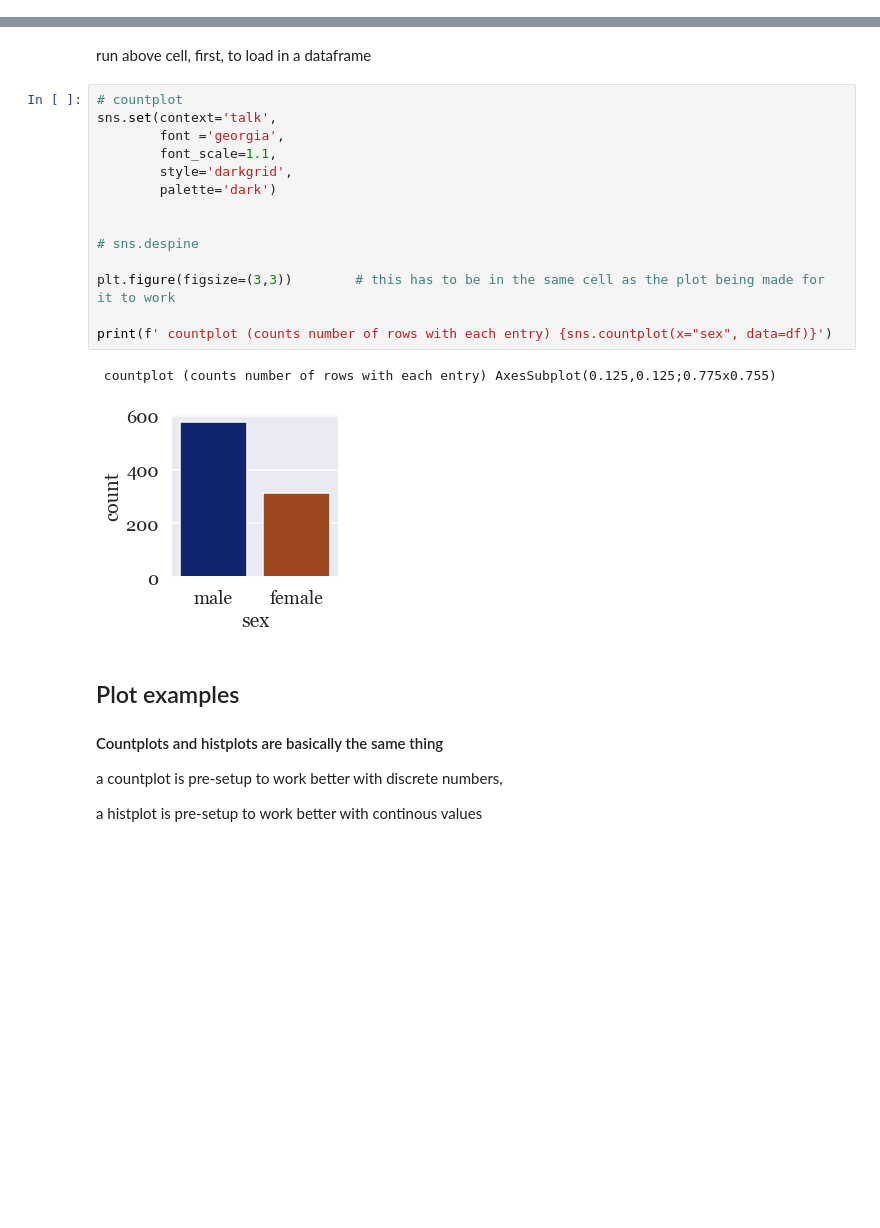
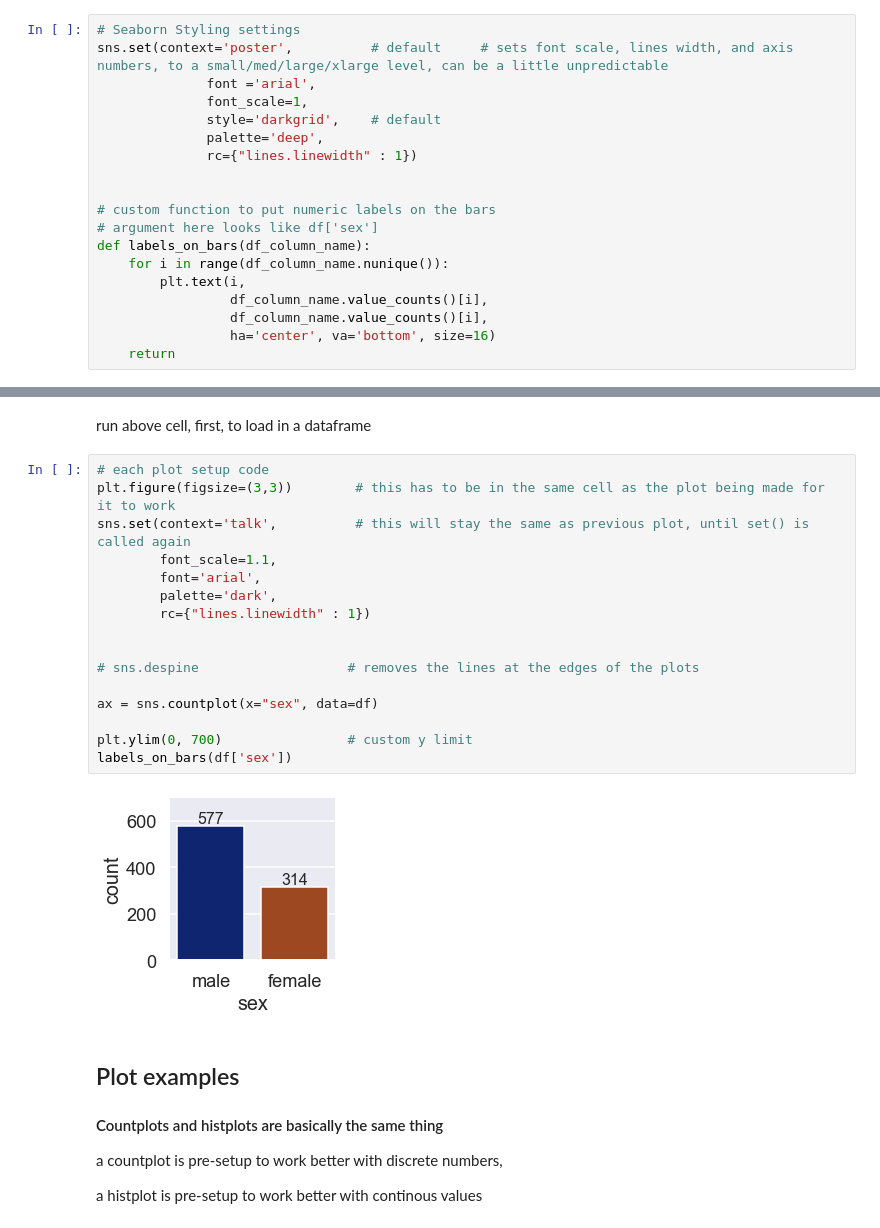
Before and after one commit to ggomp2885/Python, a Jupyter notebook: Libraries/Seaborn/Seaborn_exp.ipynb, the cells around one changed output, grey strips where cells are left out. Drawn from its saved outputs; the diff is of its cells as text; blank space fills up the shorter version.

```diff
--- a/Libraries/Seaborn/Seaborn_exp.ipynb
+++ b/Libraries/Seaborn/Seaborn_exp.ipynb
@@ -27,3 +21,22 @@ sns.set(context='poster',  # default #for quick use # sets font scale, lines wid
+# %%
+# Seaborn Styling settings
+sns.set(context='poster',          # default     # sets font scale, lines width, and axis numbers, to a small/med/large/xlarge level, can be a little unpredictable
+              font ='arial',
+              font_scale=1,
+              style='darkgrid',    # default
+              palette='deep',
+              rc={"lines.linewidth" : 1})
+
+
+# custom function to put numeric labels on the bars
+# argument here looks like df['sex']
+def labels_on_bars(df_column_name):
+    for i in range(df_column_name.nunique()):
+        plt.text(i,
+                 df_column_name.value_counts()[i],
+                 df_column_name.value_counts()[i],
+                 ha='center', va='bottom', size=16)
+    return
 # %% [markdown]
 ## Fonts List
 # %%
@@ -72,22 +85,23 @@ pandas.core.frame.DataFrame
 # %% [markdown]
 run above cell, first, to load in a dataframe
 # %%
-# countplot
-sns.set(context='talk',
-        font ='georgia',
+# each plot setup code
+plt.figure(figsize=(3,3))        # this has to be in the same cell as the plot being made for it to work
+sns.set(context='talk',          # this will stay the same as previous plot, until set() is called again
         font_scale=1.1,
-        style='darkgrid',
-        palette='dark')
+        font='arial',
+        palette='dark',
+        rc={"lines.linewidth" : 1})
 
 
-# sns.despine
+# sns.despine                   # removes the lines at the edges of the plots
 
-plt.figure(figsize=(3,3))        # this has to be in the same cell as the plot being made for it to work
+ax = sns.countplot(x="sex", data=df)
 
-print(f' countplot (counts number of rows with each entry) {sns.countplot(x="sex", data=df)}')
+plt.ylim(0, 700)                # custom y limit
+labels_on_bars(df['sex'])
 # %% [output]
- countplot (counts number of rows with each entry) AxesSubplot(0.125,0.125;0.775x0.755)
-[figure, old version]
+[figure, new version]
 # %% [markdown]
 ## Plot examples
 ####  Countplots and histplots are basically the same thing
```
Also changed, not shown: parts of 8 cells of this notebook.
